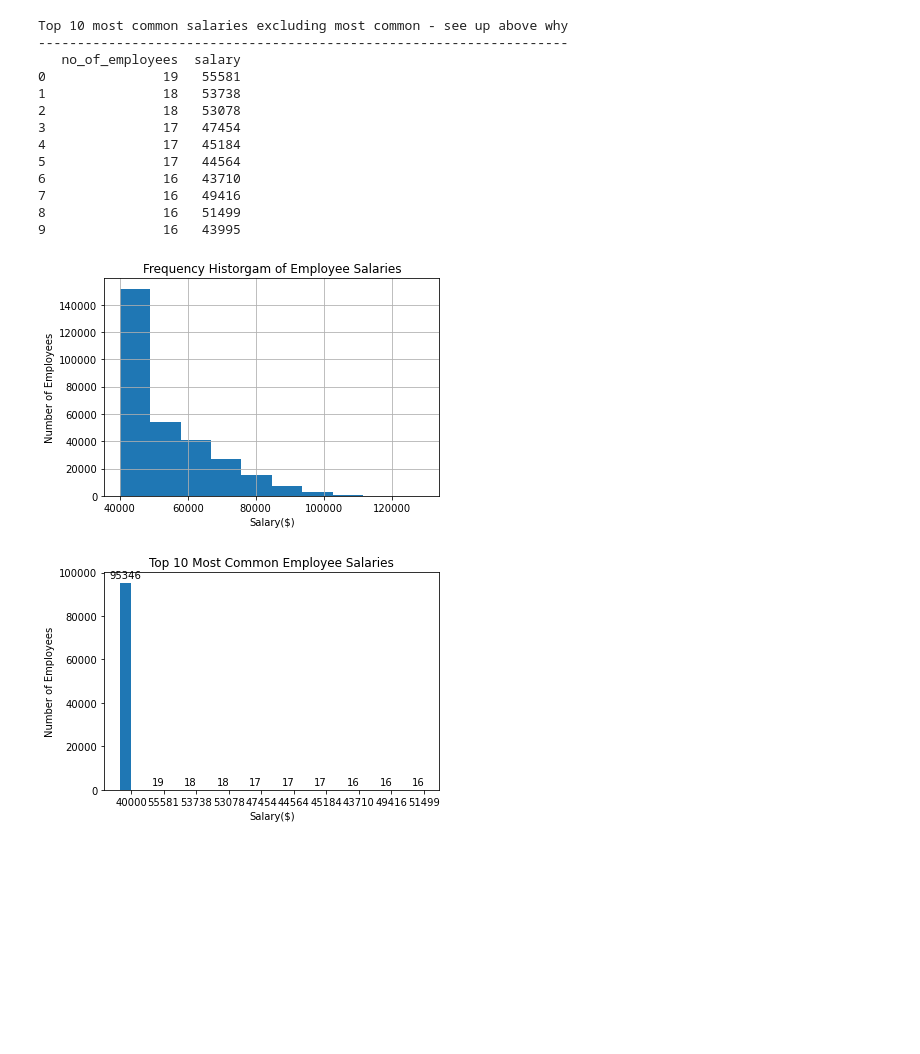
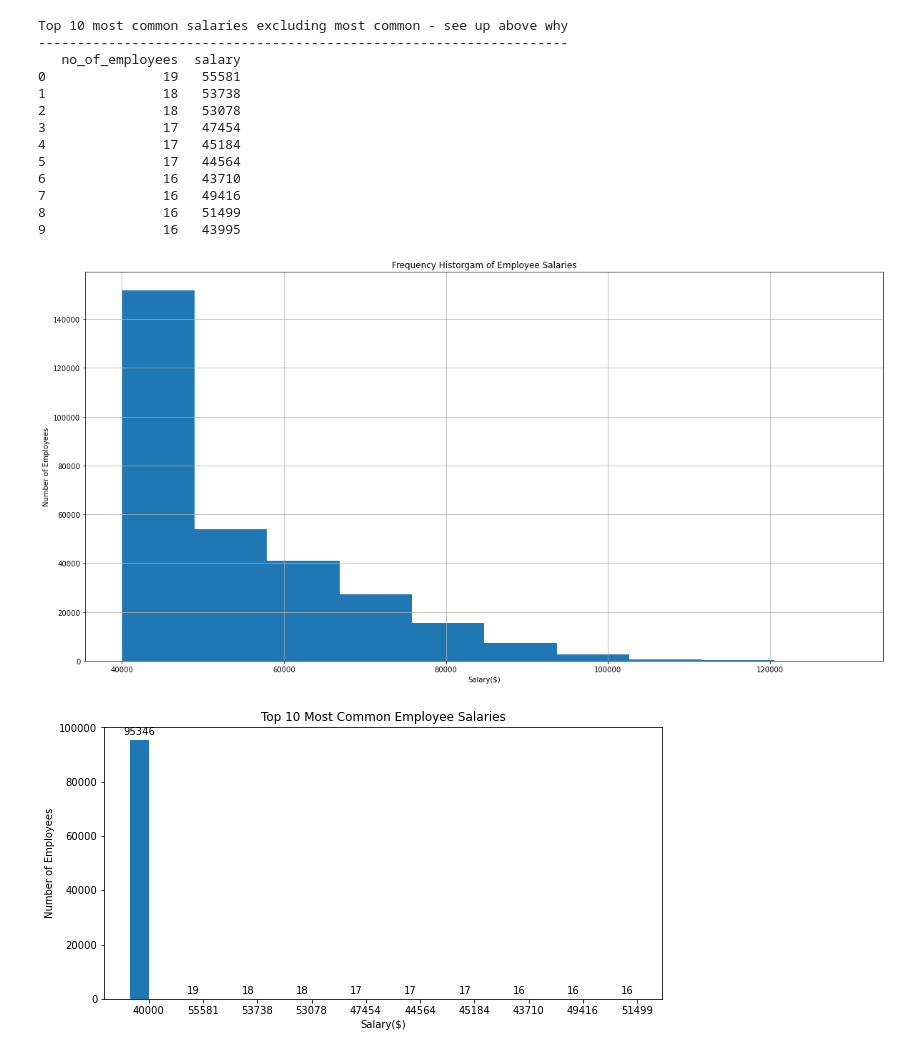
Before and after one commit to andydw2022/sql-challenge, a Jupyter notebook: SQLAlChemy_homework_bonus.ipynb, the cells around one changed output. Saved outputs shown, nothing was run; the diff lists cells and outputs as text; code cells hidden in the pictures; blank space fills up the shorter version.

Commit message:
Resubmit for marking as some plots images were blank or not showing boundaries

```diff
--- a/SQLAlChemy_homework_bonus.ipynb
+++ b/SQLAlChemy_homework_bonus.ipynb
@@ -7,7 +7,7 @@ import numpy as np
 
 # Create an engine instance
 
-engine = create_engine('postgresql://postgres:<passwd>@localhost:5432/homework_db')
+engine = create_engine('postgresql://postgres:<password>@localhost:5432/homework_db')
 
 connection = engine.connect()
 
@@ -134,18 +134,19 @@ Top 10 most common salaries excluding most common - see up above why
 # %%
 #Frequency Histogram of employee salaries
 
 # Set title
 # Creating histogram
 fig, ax = plt.subplots(1, 1)
 ax.hist(salaries_freq_df)
 ax.set_title("Frequency Historgam of Employee Salaries")
 ax.grid()
 # adding labels
 ax.set_xlabel('Salary($)')
 ax.set_ylabel('Number of Employees')
-plt.savefig("Frequency Historgam of Employee Salaries.jpg")
+plt.rcParams["figure.figsize"] = (10,5)
+plt.savefig("Images/Frequency Historgam of Employee Salaries.jpg")
 # %% [output]
-[figure, old version]
+[figure, new version]
 # %%
 
 #Not requested for homework but I chose to see the data as there is a massive outlier
@@ -172,11 +173,11 @@ for p in pps:
       xytext=(0, 3), # 3 points vertical offset
       textcoords="offset points",
       ha='center', va='bottom')
-plt.rcParams["figure.figsize"] = (10,20)
-plt.savefig("Top 10 Most common salaries.jpg")
+plt.rcParams["figure.figsize"] = (10,3)
+plt.savefig("Images/Top 10 Most common salaries.jpg")
 plt.show()
 # %% [output]
-[figure, old version]
+[figure, new version]
 # %%
 
 #Not requested for homework but I chose to see the data as there is a massive outlier
```
Also changed, not shown: parts of 2 cells of this notebook, 9 other files.
